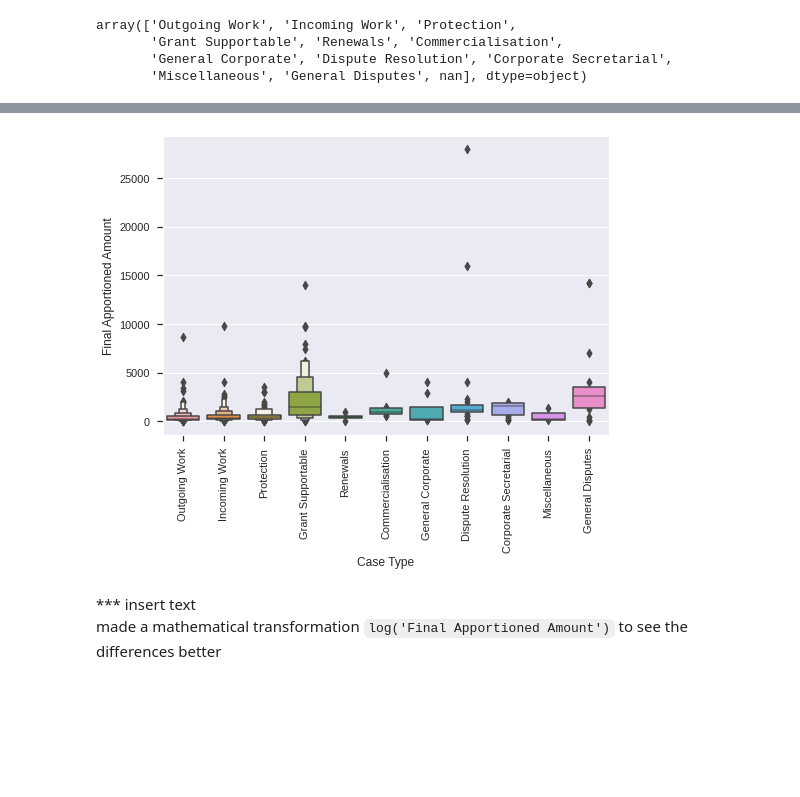
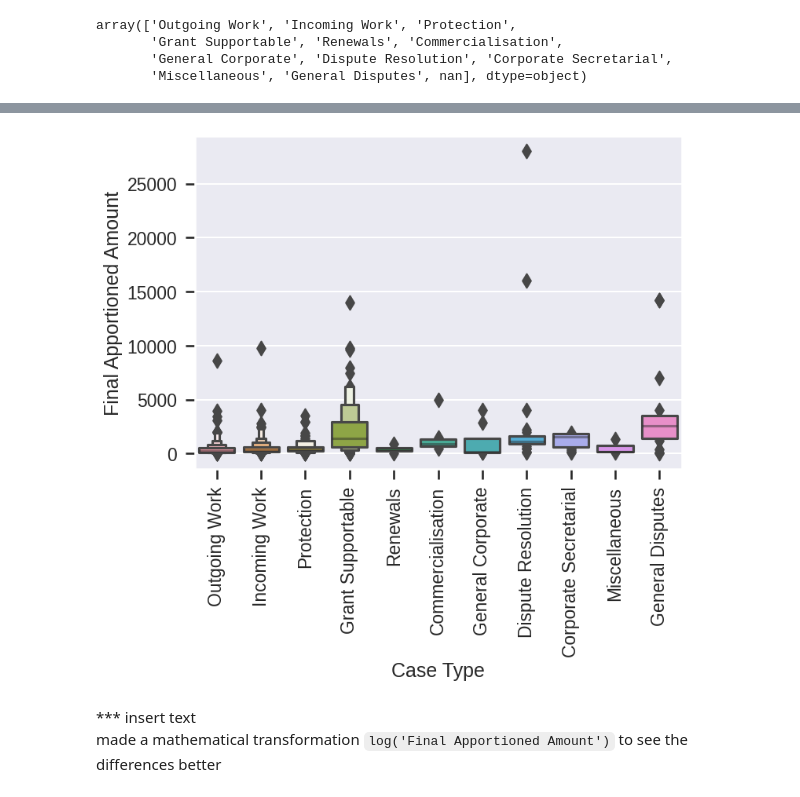
Before and after one commit to snek5/4gia-datachallenge, a Jupyter notebook: 4_gia.ipynb, the cells around one changed output, grey strips where cells are left out. Cells and saved outputs as stored; diff of their text form; code cells hidden in the pictures; blank space fills up the shorter version.

```diff
--- a/4_gia.ipynb
+++ b/4_gia.ipynb
@@ -34,14 +34,15 @@
 ### 4. Importing & Pre-Processing Data
 *** insert text
 # %%
-# importing necessary packages
+# Importing necessary packages
 import numpy as np
 import matplotlib.pyplot as plt
 import pandas as pd
 import seaborn as sns
 
+# Visual formats
 plt.style.use('seaborn')
-sns.set_context('notebook')
+sns.set_context('talk')
 # %%
 # Importing the data from xlsx files using pandas
 apportionment = pd.read_excel('data.xlsx', sheet_name = 'Apportionment', parse_dates = True)
@@ -205,12 +355,13 @@ plt.show()
 # %%
 # Plot to show apportionment ammount per case type
 sns.boxenplot(data = apportionment,
                 x = 'Case Type',
-                y = 'Final Apportioned Amount')
+                y = 'Final Apportioned Amount',
+                dodge = True)
 plt.xticks( rotation = 90)
 plt.show()
 # %% [output]
-[figure, old version]
+[figure, new version]
 # %% [markdown]
 *** insert text \
 made a mathematical transformation `log('Final Apportioned Amount')` to see the differences better
```
Also changed, not shown: parts of 24 cells of this notebook, 1 other file.
